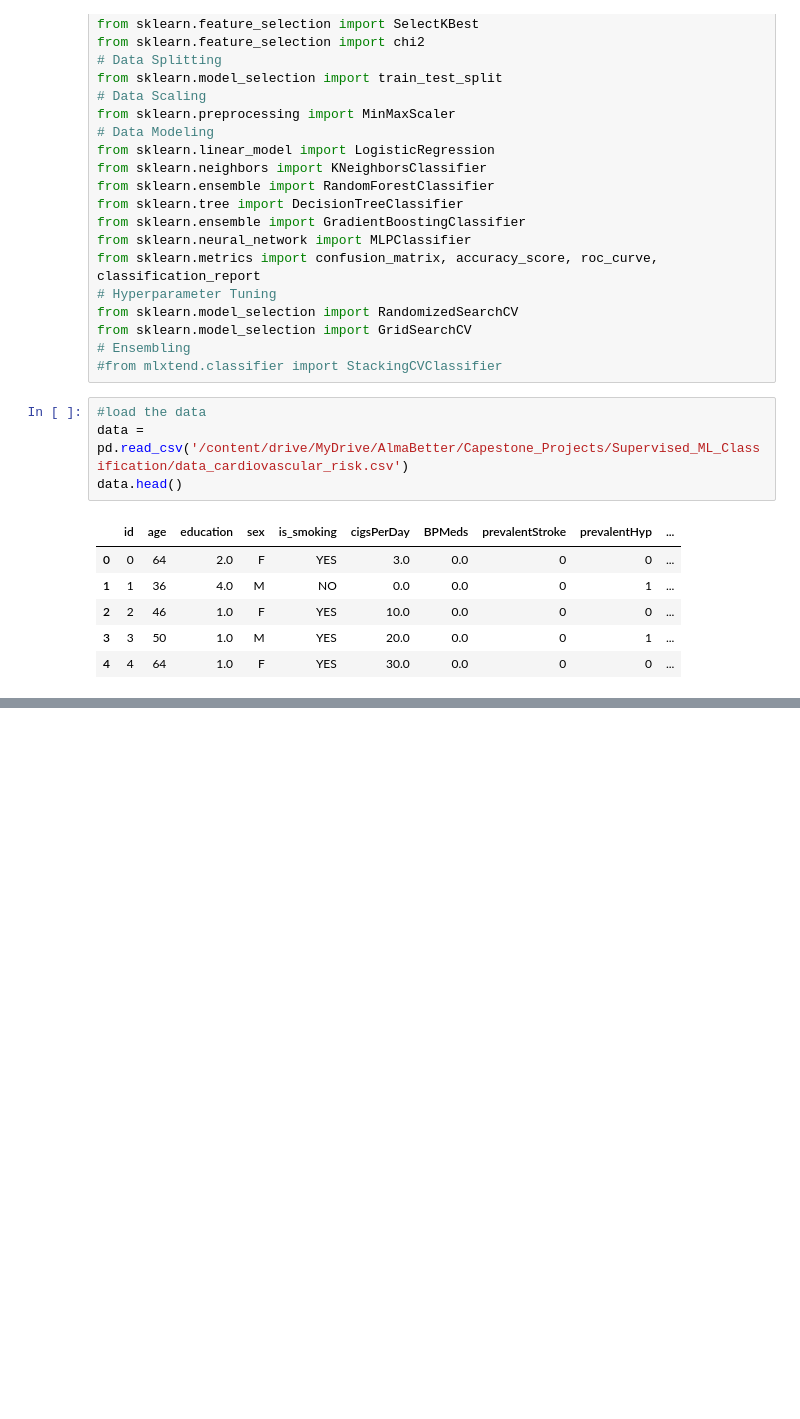
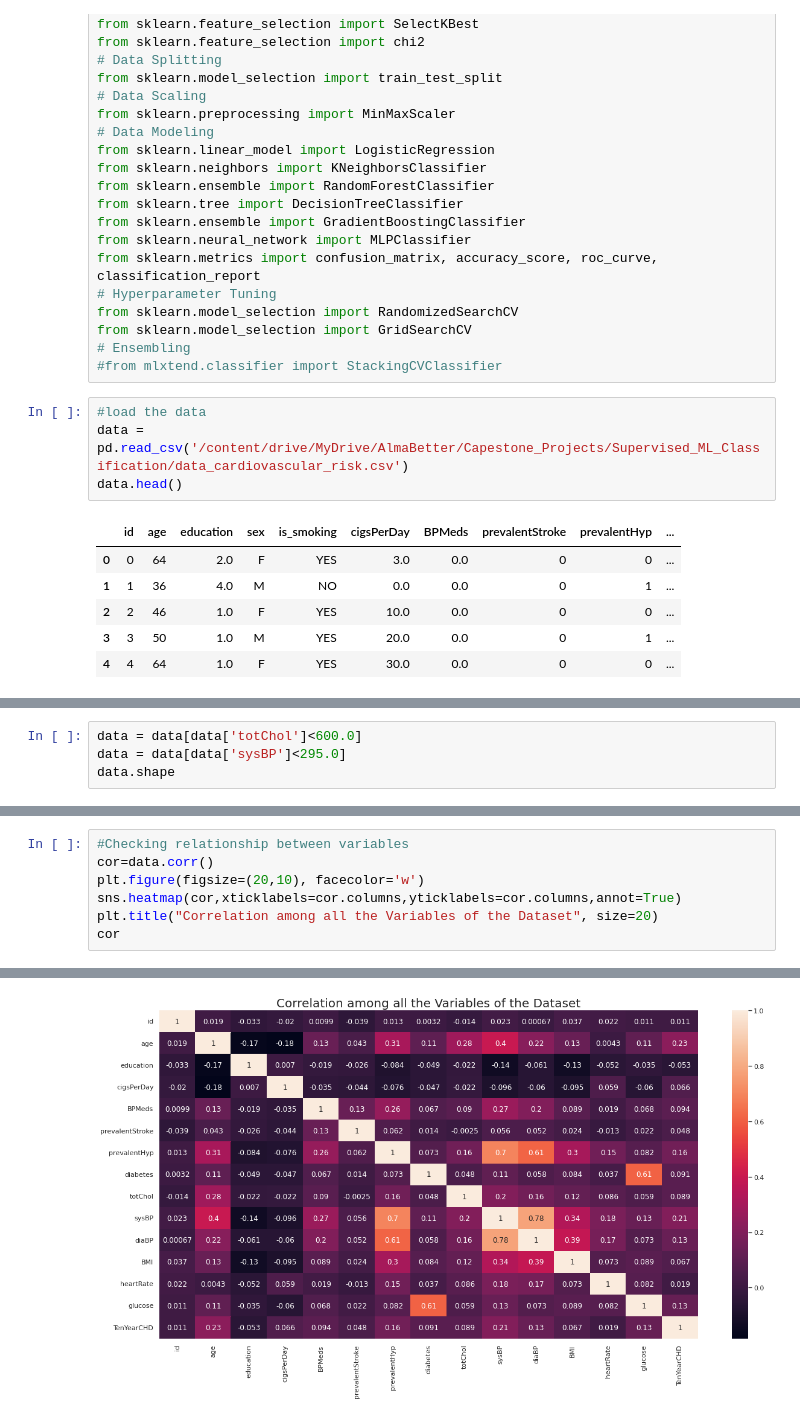
Before and after one commit to chandusayhi/Cardiovascular_Risk_Prediction, a Jupyter notebook: Chandrakant_Cardiovascular_Risk_Prediction.ipynb, the cells around one changed output, grey strips where cells are left out. Saved outputs shown, nothing was run; the diff lists cells and outputs as text; blank space fills up the shorter version.

```diff
--- a/Chandrakant_Cardiovascular_Risk_Prediction.ipynb
+++ b/Chandrakant_Cardiovascular_Risk_Prediction.ipynb
@@ -107,0 +235,4 @@ data.head()
+# %%
+data = data[data['totChol']<600.0]
+data = data[data['sysBP']<295.0]
+data.shape
@@ -107,0 +261,8 @@ data.head()
+# %%
+#Checking relationship between variables
+cor=data.corr()
+plt.figure(figsize=(20,10), facecolor='w')
+sns.heatmap(cor,xticklabels=cor.columns,yticklabels=cor.columns,annot=True)
+plt.title("Correlation among all the Variables of the Dataset", size=20)
+cor
+# %% [output]
@@ -107,0 +285 @@ data.head()
+[figure, added]
```
Also changed, not shown: parts of 37 cells of this notebook.
